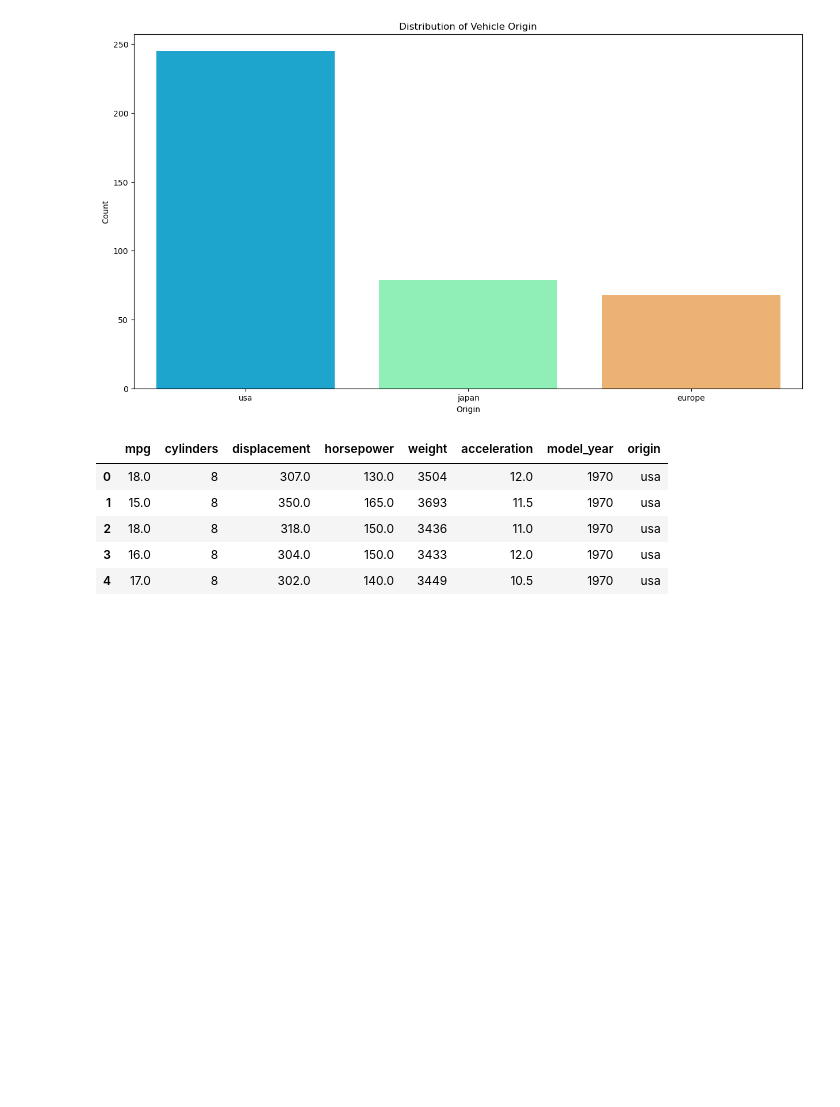
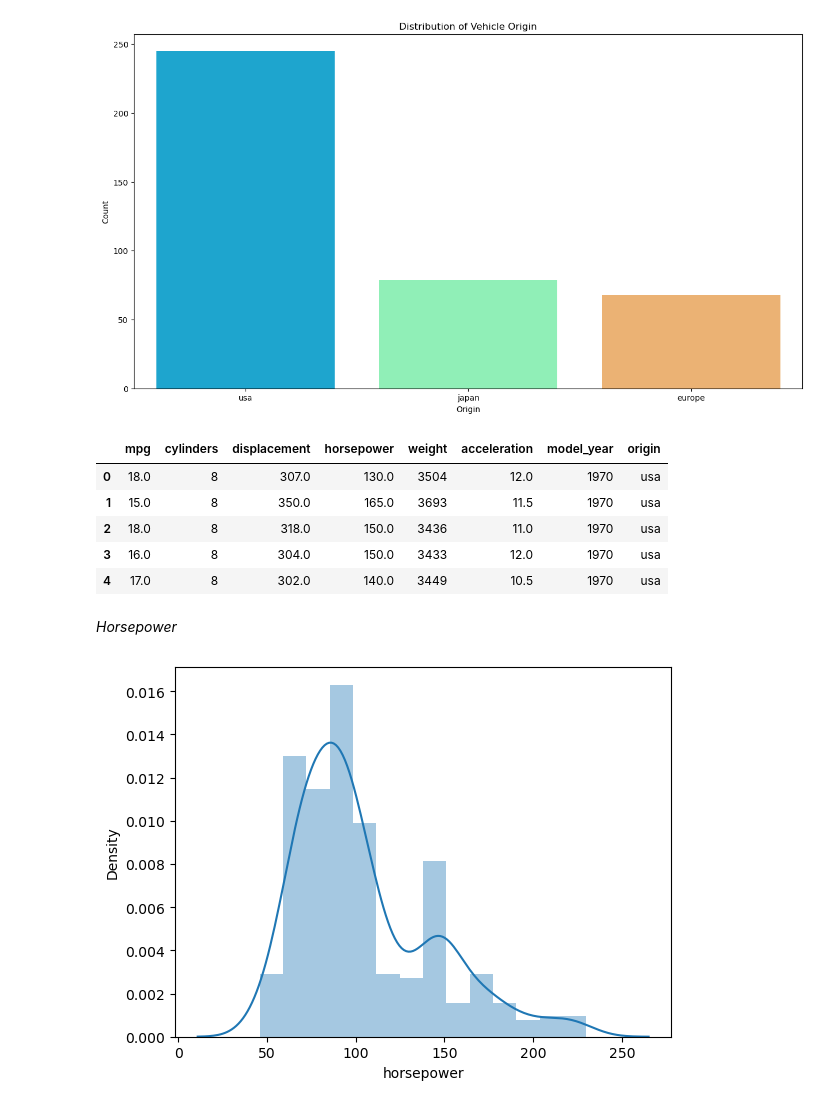
Before and after one commit to AtRealMasterLuke/MPG-Dataset-Analysis, a Jupyter notebook: Seaborn mpg.ipynb, the cells around one changed output. Saved outputs shown, nothing was run; the diff lists cells and outputs as text; code cells hidden in the pictures; blank space fills up the shorter version.

Commit message:
Analysis of Horsepower and Displacement variables
Came up with distribution plots/ histograms for the horsepower and displacement variables

```diff
--- a/Seaborn mpg.ipynb
+++ b/Seaborn mpg.ipynb
@@ -332,3 +325,10 @@ df.head()
 | 2 | 18.0 | 8 | 318.0 | 150.0 | 3436 | 11.0 | 1970 | usa |
 | 3 | 16.0 | 8 | 304.0 | 150.0 | 3433 | 12.0 | 1970 | usa |
 | 4 | 17.0 | 8 | 302.0 | 140.0 | 3449 | 10.5 | 1970 | usa |
+# %% [markdown]
+*Horsepower*
+# %%
+sns.distplot(df["horsepower"])
+plt.show()
+# %% [output]
+[figure, added]
```
Also changed, not shown: parts of 3 cells of this notebook.
